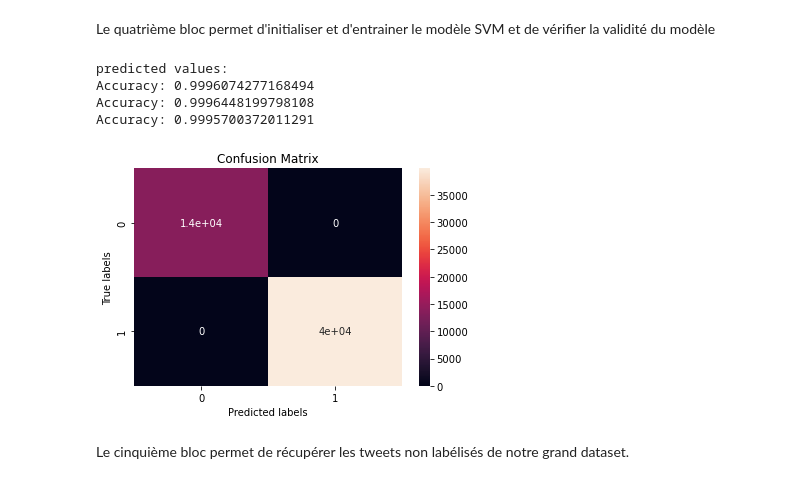
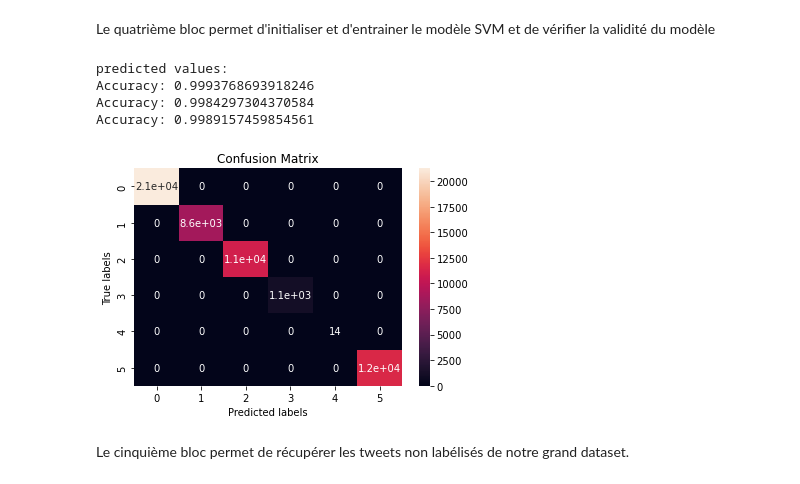
Before and after one commit to vallhallalm/Projet-analyse-de-Tweet, a Jupyter notebook: SVM.ipynb, the cells around one changed output. Saved outputs shown, nothing was run; the diff lists cells and outputs as text; code cells hidden in the pictures.

```diff
--- a/SVM.ipynb
+++ b/SVM.ipynb
@@ -21,7 +21,7 @@ db_uri = "mongodb://admin_if29:passwordIF29%23@13.38.0.254:27017/?authMechanism=
 client = pymongo.MongoClient(db_uri)
 #print(client.list_database_names())
 base_db=client.small_tweets_database
-collec_co=base_db.small_tweets_final_with_labels_wo_verifiedBadge
+collec_co=base_db.big_tweets_w_label_8dim
 #convert entire collection to Pandas dataframe
 datas=pd.DataFrame(list(collec_co.find()))
 datas= datas.drop(columns='_id')
@@ -118,7 +134,8 @@ Le quatrième bloc permet d'initialiser et d'entrainer le modèle SVM et de vér
 #TRAIN THE MODEL
 #Create a svm Classifier
 model = svm.SVC(C = 1, # reg paramater
-                kernel='linear', #kernel{‘linear’, ‘poly’, ‘rbf’, ‘sigmoid’, ‘precomputed’}, default=’rbf’
+                kernel='rbf', #kernel{‘linear’, ‘poly’, ‘rbf’, ‘sigmoid’, ‘precomputed’}, default=’rbf’
+                gamma='scale'
 ) # Linear Kernel
 
 #Train the model using the training sets
@@ -130,37 +147,37 @@ y_pred = model.predict(normed_test_data)
 example_batch = normed_test_data[:10]
 example_result = model.predict(example_batch)
 print('predicted values: ')
 example_result
 
 #See how the training went
 from sklearn import metrics
 y_pred = model.predict(normed_train_data)
 print("Accuracy:",metrics.accuracy_score(train_labels, y_pred))
 
 y_pred = model.predict(normed_valid_dataset)
 print("Accuracy:",metrics.accuracy_score(valid_labels, y_pred))
 
 y_pred = model.predict(normed_test_data)
 print("Accuracy:",metrics.accuracy_score(test_labels, y_pred))
 
 ax= plt.subplot()
 predict_results = model.predict(normed_test_data)
 
 cm = confusion_matrix(predict_results, predict_results)
 
 sns.heatmap(cm, annot=True, ax = ax); #annot=True to annotate cells
 
 # labels, title and ticks
 ax.set_xlabel('Predicted labels');ax.set_ylabel('True labels');
 ax.set_title('Confusion Matrix');
 # ax.xaxis.set_ticklabels(['Positive', 'Negative']); ax.yaxis.set_ticklabels(['Positive', 'Negative']);
 plt.show()
 # %% [output]
 predicted values:
-Accuracy: 0.9996074277168494
-Accuracy: 0.9996448199798108
-Accuracy: 0.9995700372011291
+Accuracy: 0.9993768693918246
+Accuracy: 0.9984297304370584
+Accuracy: 0.9989157459854561
-[figure, old version]
+[figure, new version]
 # %% [markdown]
 Le cinquième bloc permet de récupérer les tweets non labélisés de notre grand dataset.
 # %%
```
Also changed, not shown: parts of 7 cells of this notebook, 2 other files.
